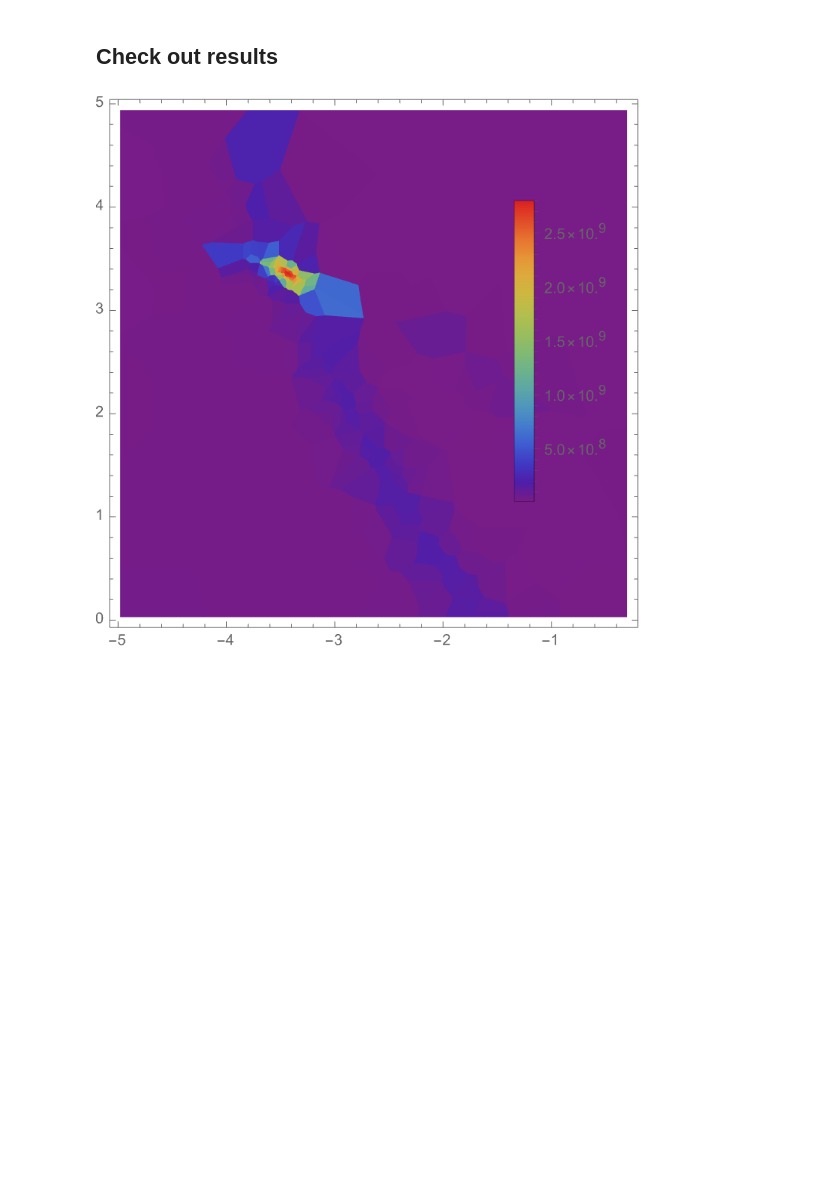
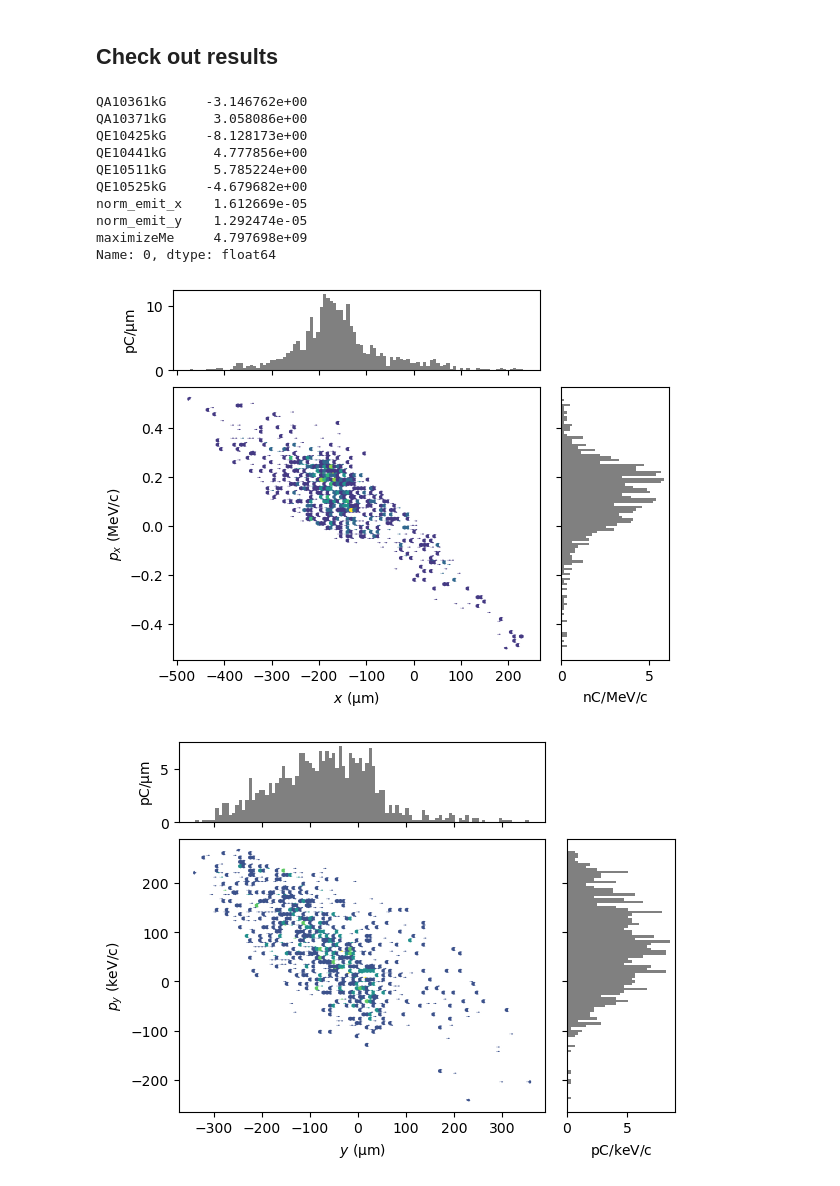
Before and after one commit to slaclab/Jitter-Forked-FACET2-Bmad-PyTao, a Jupyter notebook: 2024-06-28 Quickstart with Impact - toy injector matching.ipynb, the cells around one changed output. Saved outputs shown, nothing was run; the diff lists cells and outputs as text; code cells hidden in the pictures; blank space fills up the shorter version.

```diff
--- a/2024-06-28 Quickstart with Impact - toy injector matching.ipynb
+++ b/2024-06-28 Quickstart with Impact - toy injector matching.ipynb
@@ -275,7 +280,7 @@ Name: 0, dtype: float64
 def optimizerWrapper( self,
                      QA10361kG, QA10371kG,
                      QE10425kG, QE10441kG,
-                     QE10511kG, QE10525kG
+                     QE10511kG, QE10525kG,
                      **kwargs ):
     return specificOptimizer(
         self,
@@ -416,21 +439,35 @@ print(problem.history)
 # %%
 problem.history.to_csv('output_data.csv', index=False)
 problem.history.to_json('output_data.json', orient="records")
 
 problem.history = problem.history.sort_values(by='maximizeMe', ascending=False)
 
 
 bestConfigData = problem.history.iloc[0]
 bestConfigDict = bestConfigData.to_dict()
 
 print( bestConfigData )
 
 setLattice(tao, **bestConfigDict)
 
 
 trackBeam(tao)
 
 P = ParticleGroup(data=tao.bunch_data(lastTrackedElement))
 P = P[P.status == 1]
+
+display(plotMod(P, 'x', 'px',  bins=100))
+display(plotMod(P, 'y', 'py',  bins=100))
+# %% [output]
+QA10361kG     -3.146762e+00
+QA10371kG      3.058086e+00
+QE10425kG     -8.128173e+00
+QE10441kG      4.777856e+00
+QE10511kG      5.785224e+00
+QE10525kG     -4.679682e+00
+norm_emit_x    1.612669e-05
+norm_emit_y    1.292474e-05
+maximizeMe     4.797698e+09
+Name: 0, dtype: float64
+[figure, added]
+[figure, added]
-# %% [markdown]
-![image.png](attachment:ce28c279-6fb0-4692-99e7-dac1ab4ddb3c.png)
```
Also changed, not shown: parts of 5 cells of this notebook, 28 other files.
